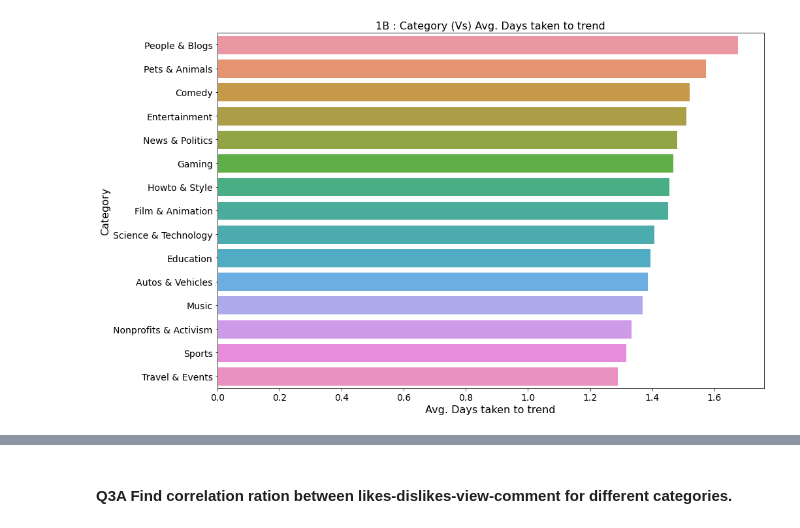
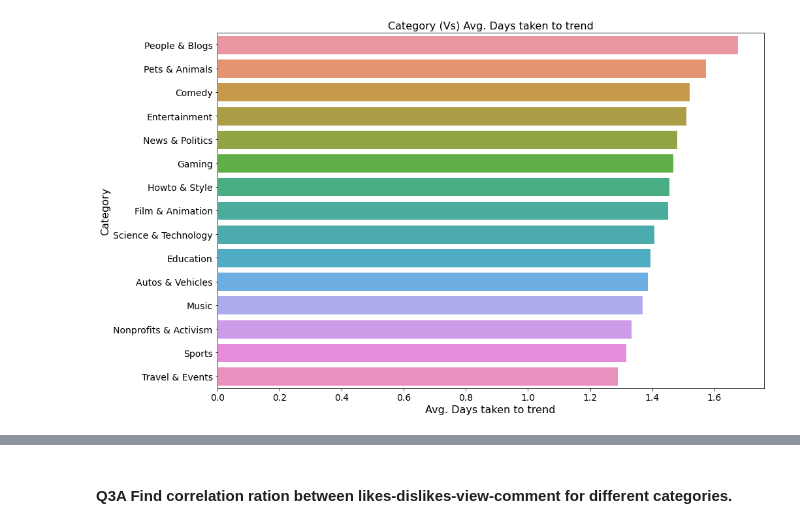
Before and after one commit to RonakDedhiya/YouTube_Trending_Video_Spark_Data_Analysis, a Jupyter notebook: main.ipynb, the cells around one changed output, grey strips where cells are left out. Saved outputs shown, nothing was run; the diff lists cells and outputs as text; code cells hidden in the pictures.

```diff
--- a/main.ipynb
+++ b/main.ipynb
@@ -462,23 +462,23 @@ time: 10.1 s (started: 2021-12-10 13:38:17 +00:00)
 # %%
 # Bar Plot for 1B : Category (Vs) Avg. Days taken to trend
 import numpy as np
 import matplotlib.pyplot as plt
 
 VDFBAR1_1B = categorynamedf_1b.select("Category")
 VDFBAR1_1BOUT = [data[0] for data in VDFBAR1_1B.select('Category').collect()]
 #print(VDFBAR1_1BOUT)
 
 VDFBAR2_1B = categorynamedf_1b.select("avg_daystakentotrend")
 VDFBAR2_1BOUT = [data[0] for data in VDFBAR2_1B.select('avg_daystakentotrend').collect()]
 #print(VDFBAR2_1BOUT)
 
 fig, ax = plt.subplots(figsize=(15,10))
 #ax.bar(VDFBAR1_1BOUT,VDFBAR2_1BOUT)
 sns.set_style("whitegrid")
 ax = sns.barplot(y=VDFBAR1_1BOUT,x=VDFBAR2_1BOUT,orient="h")
-ax.set_title("1B : Category (Vs) Avg. Days taken to trend")
+ax.set_title("Category (Vs) Avg. Days taken to trend")
 ax.set_xlabel('Avg. Days taken to trend')
 ax.set_ylabel('Category')
 plt.show()
 # %% [output]
-[figure, old version]
+[figure, new version]
```
Also changed, not shown: parts of 48 cells of this notebook.
